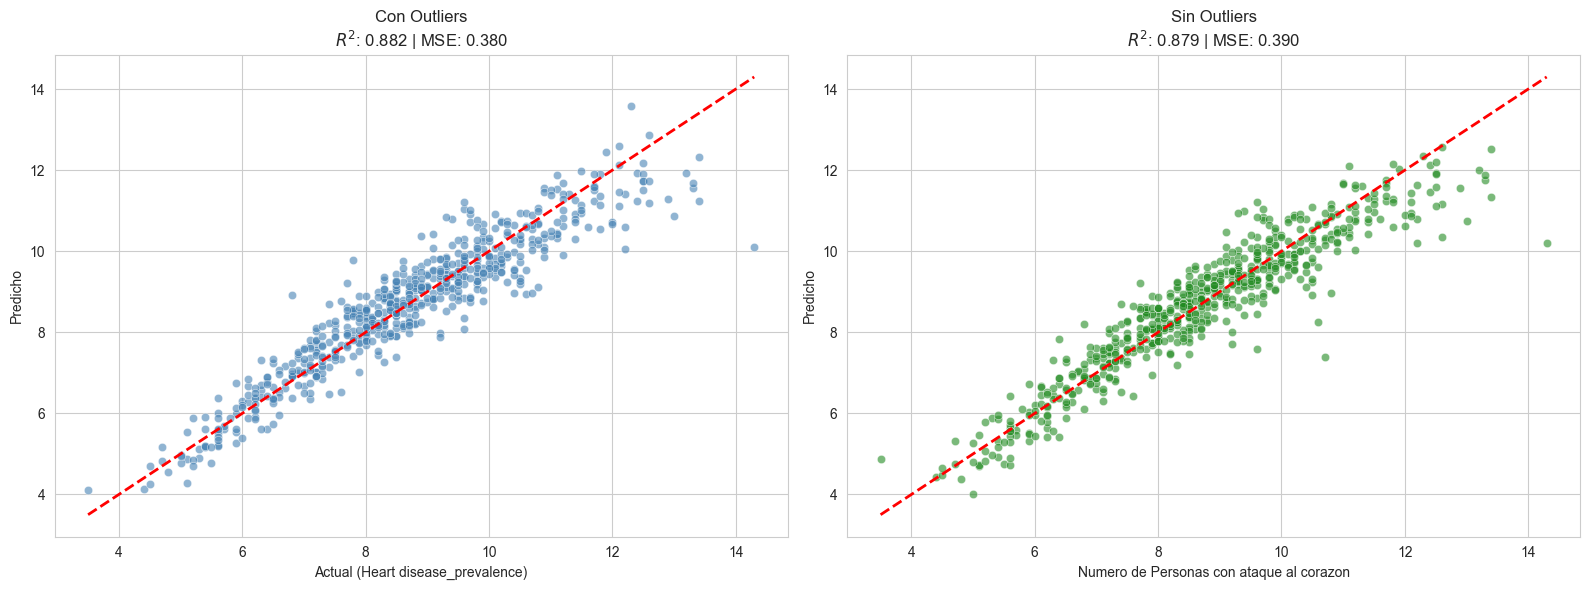
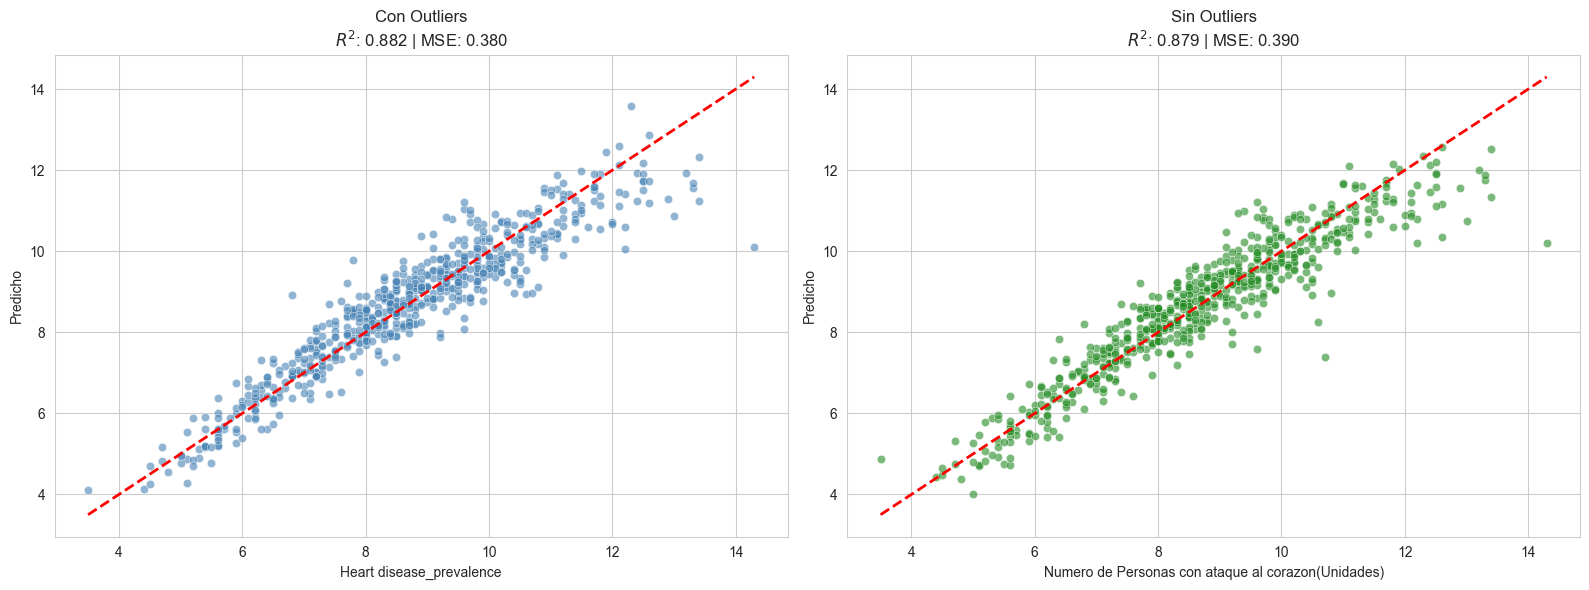
Code edit (unified diff) that turned the first committed figure into the second:
--- before
+++ after
@@ -4,16 +4,16 @@
 
 # Grafico 1: con outliers ---
-sns.scatterplot(x=y_test_out, y=preds_out, ax=ax1, alpha=0.6, color="steelblue")
+sns.scatterplot(x=ptd.y_test_out, y=tpm.preds_out, ax=ax1, alpha=0.6, color="steelblue")
 # Linea de referencia (lo que seria una prediccion perfecta)
-ax1.plot([y_test_out.min(), y_test_out.max()], [y_test_out.min(), y_test_out.max()], 'r--', lw=2)
-ax1.set_title(f"Con Outliers\n$R^2$: {r2_out:.3f} | MSE: {mse_out:.3f}")
+ax1.plot([ptd.y_test_out.min(), ptd.y_test_out.max()], [ptd.y_test_out.min(), ptd.y_test_out.max()], 'r--', lw=2)
+ax1.set_title(f"Con Outliers\n$R^2$: {tpm.r2_out:.3f} | MSE: {tpm.mse_out:.3f}")
 ax2.set_xlabel("Numero de Personas con ataque al corazon(Unidades)")
 ax1.set_ylabel("Predicho")
 
 # Grafico 2: sin Outliers 
-sns.scatterplot(x=y_test_no_out, y=preds_no_out, ax=ax2, alpha=0.6, color="forestgreen")
+sns.scatterplot(x=ptd.y_test_no_out, y=tpm.preds_no_out, ax=ax2, alpha=0.6, color="forestgreen")
 # Linea de referencia
-ax2.plot([y_test_no_out.min(), y_test_no_out.max()], [y_test_no_out.min(), y_test_no_out.max()], 'r--', lw=2)
-ax2.set_title(f"Sin Outliers\n$R^2$: {r2_no_out:.3f} | MSE: {mse_no_out:.3f}")
+ax2.plot([ptd.y_test_no_out.min(), ptd.y_test_no_out.max()], [ptd.y_test_no_out.min(), ptd.y_test_no_out.max()], 'r--', lw=2)
+ax2.set_title(f"Sin Outliers\n$R^2$: {tpm.r2_no_out:.3f} | MSE: {tpm.mse_no_out:.3f}")
 ax2.set_xlabel("Numero de Personas con ataque al corazon(Unidades)")
 ax2.set_ylabel("Predicho")

Commit: ajustes menores y comentarios